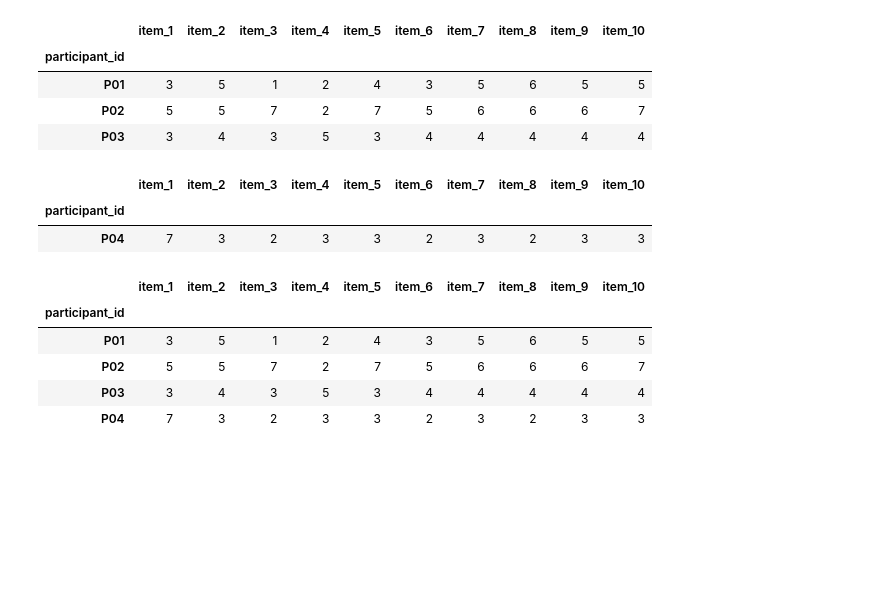
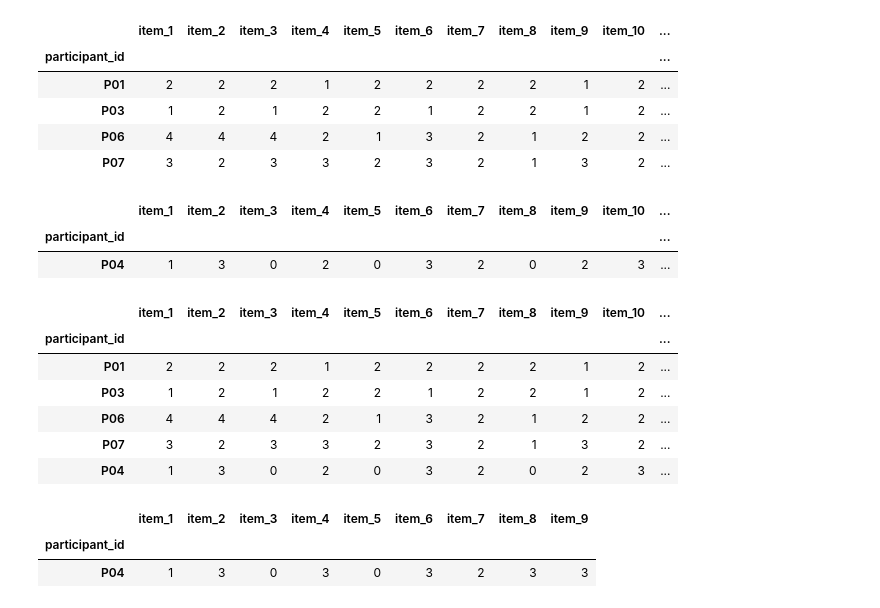
Before and after one commit to gtzben/beats-dataset, a Jupyter notebook: notebooks/dashboard.ipynb, the cells around one changed output. Drawn from its saved outputs; the diff is of its cells as text; code cells hidden in the pictures; blank space fills up the shorter version.

```diff
--- a/notebooks/dashboard.ipynb
+++ b/notebooks/dashboard.ipynb
@@ -6,24 +8,31 @@ from datetime import datetime
 # %%
-path_sampled_music = "music_sample.csv"
-path_sampled_participants = "participant_sample.csv"
-path_sampled_responses = "survey_sample.csv"
+path_sampled_music = "music_sample_feb.csv"
+path_sampled_participants = "participant_sample_feb.csv"
+path_sampled_responses = "survey_sample_feb.csv"
 
 
 df_participants = pd.read_csv(path_sampled_participants).fillna(False)
 df_participants["created_at"] = pd.to_datetime(df_participants["created_at"])
 # df_participants.loc[df_participants["id"]=="P02", "is_withdrawn"]=True # Simulate particpant withdrew
-df_participants = df_participants[df_participants["is_withdrawn"]==False].reset_index(drop=True).copy()
+# df_participants = df_participants[df_participants["is_withdrawn"]==False].reset_index(drop=True).copy()
 
 df_music = pd.read_csv(path_sampled_music)
-df_music = (pd.merge(df_music, df_participants.rename({"id":"participant_id", "pid":"participant_pid"}, axis=1),
-                        on="participant_pid", how="inner"))
+# df_music = (pd.merge(df_music, df_participants.rename({"id":"participant_id", "pid":"participant_pid"}, axis=1),
+#                         on="participant_pid", how="inner"))
 
 
 
 df_responses = pd.read_csv(path_sampled_responses)
-df_responses["participant_id"] = df_responses["participant_id"].apply(lambda x: f"P{str(x).zfill(2)}")
-df_responses = (pd.merge(df_responses, df_participants.rename({"id":"participant_id", "pid":"participant_pid"}, axis=1),
-                        on="participant_id", how="inner"))
+df_responses["response_created_at"] = pd.to_datetime(df_responses["response_created_at"])
+
+# Fix pss and phq9 range issue
+df_responses.loc[df_responses["questionnaire"].isin(["pss", "phq9"]), "response"] = (df_responses[df_responses["questionnaire"].isin(["pss", "phq9"])]
+                                                                                        .apply(lambda x:str(int(x["response"])-1), axis=1))
+
+# df_responses["participant_id"] = df_responses["participant_id"].apply(lambda x: f"P{str(x).zfill(2)}")
+# df_responses = (pd.merge(df_responses, df_participants.rename({"id":"participant_id", "pid":"participant_pid"}, axis=1),
+#                         on="participant_id", how="inner"))
+
 
 df_responses
 # %% [output]
@@ -47,17 +56,18 @@ for quest in df_responses["questionnaire"].unique():
     df_questionnaire.columns = [f"item_{c}"for c in df_questionnaire.columns]
     # df_questionnaire.to_csv(os.path.join("../data/raw/psychometrics",f"{quest}.csv"))
 # %%
-df_questionnaire = df_responses[df_responses["questionnaire"]=="tipi"][["participant_id", "item", "response"]].copy()
+df_questionnaire = df_responses[df_responses["questionnaire"]=="pss"][["participant_id", "item", "response"]].copy()
 
 df_questionnaire = df_questionnaire.set_index(['item', 'participant_id']).unstack(['item']).droplevel(level=0,axis=1)
 df_questionnaire.columns = [f"item_{c}"for c in df_questionnaire.columns]
 df_questionnaire
 # %% [output]
-|  | item_1 | item_2 | item_3 | item_4 | item_5 | item_6 | item_7 | item_8 | item_9 | item_10 |
-| participant_id |  |  |  |  |  |  |  |  |  |  |
-| P01 | 3 | 5 | 1 | 2 | 4 | 3 | 5 | 6 | 5 | 5 |
-| P02 | 5 | 5 | 7 | 2 | 7 | 5 | 6 | 6 | 6 | 7 |
-| P03 | 3 | 4 | 3 | 5 | 3 | 4 | 4 | 4 | 4 | 4 |
+|  | item_1 | item_2 | item_3 | item_4 | item_5 | item_6 | item_7 | item_8 | item_9 | item_10 | ... |
+| participant_id |  |  |  |  |  |  |  |  |  |  | ... |
+| P01 | 2 | 2 | 2 | 1 | 2 | 2 | 2 | 2 | 1 | 2 | ... |
+| P03 | 1 | 2 | 1 | 2 | 2 | 1 | 2 | 2 | 1 | 2 | ... |
+| P06 | 4 | 4 | 4 | 2 | 1 | 3 | 2 | 1 | 2 | 2 | ... |
+| P07 | 3 | 2 | 3 | 3 | 2 | 3 | 2 | 1 | 3 | 2 | ... |
 # %%
 survey_data_example = {'survey_demo_data': {'demo_1': 'male', 'demo_10': 'student', 'demo_11': '', 'demo_12': 'Computer Science',
                                             'demo_13': 'home', 'demo_14': 'very-satisfied', 'demo_15': 'no', 'demo_16': '',
@@ -72,9 +82,9 @@ survey_data_example = {'survey_demo_data': {'demo_1': 'male', 'demo_10': 'studen
                                               'panas_15': '3', 'panas_16': '2', 'panas_17': '3', 'panas_18': '3', 'panas_19': '3', 'panas_2': '2',
                                               'panas_20': '3', 'panas_3': '3', 'panas_4': '3', 'panas_5': '3', 'panas_6': '2', 'panas_7': '3',
                                               'panas_8': '3', 'panas_9': '2'},
-                        'survey_pss_data': {'pss_1': '1', 'pss_10': '3', 'pss_11': '2', 'pss_12': '3', 'pss_13': '3', 'pss_14': '2', 'pss_2': '3',
-                                             'pss_3': '3', 'pss_4': '2', 'pss_5': '3', 'pss_6': '3', 'pss_7': '2', 'pss_8': '3', 'pss_9': '2'},
-                        'survey_phq9_data': {'phq9_1': '1', 'phq9_2': '3', 'phq9_3': '3', 'phq9_4': '3', 'phq9_5': '2', 'phq9_6': '3', 'phq9_7': '2',
+                        'survey_pss_data': {'pss_1': '1', 'pss_10': '3', 'pss_11': '4', 'pss_12': '3', 'pss_13': '4', 'pss_14': '2', 'pss_2': '3',
+                                             'pss_3': '0', 'pss_4': '2', 'pss_5': '0', 'pss_6': '3', 'pss_7': '2', 'pss_8': '0', 'pss_9': '2'},
+                        'survey_phq9_data': {'phq9_1': '1', 'phq9_2': '3', 'phq9_3': '0', 'phq9_4': '3', 'phq9_5': '0', 'phq9_6': '3', 'phq9_7': '2',
                                             'phq9_8': '3', 'phq9_9': '3'},
                         'survey_stompr_data': {'stompr_1': '1', 'stompr_10': '3', 'stompr_11': '2', 'stompr_12': '3', 'stompr_13': '3', 'stompr_14': '3',
                                                'stompr_15': '2', 'stompr_16': '3', 'stompr_17': '3', 'stompr_18': '2', 'stompr_19': '3', 'stompr_2': '2',
@@ -100,20 +110,27 @@ for key_survey, value_response in survey_data_example.items():
     survey_record.index.name = "participant_id"
     survey_survey_record[key_survey] = survey_record
 # %%
-survey_survey_record["survey_tipi_data"]
+survey_survey_record["survey_pss_data"]
 # %% [output]
-|  | item_1 | item_2 | item_3 | item_4 | item_5 | item_6 | item_7 | item_8 | item_9 | item_10 |
-| participant_id |  |  |  |  |  |  |  |  |  |  |
-| P04 | 7 | 3 | 2 | 3 | 3 | 2 | 3 | 2 | 3 | 3 |
+|  | item_1 | item_2 | item_3 | item_4 | item_5 | item_6 | item_7 | item_8 | item_9 | item_10 | ... |
+| participant_id |  |  |  |  |  |  |  |  |  |  | ... |
+| P04 | 1 | 3 | 0 | 2 | 0 | 3 | 2 | 0 | 2 | 3 | ... |
 # %%
-pd.concat([df_questionnaire, survey_survey_record["survey_tipi_data"]])
+pd.concat([df_questionnaire, survey_survey_record["survey_pss_data"]])
 # %% [output]
-|  | item_1 | item_2 | item_3 | item_4 | item_5 | item_6 | item_7 | item_8 | item_9 | item_10 |
-| participant_id |  |  |  |  |  |  |  |  |  |  |
-| P01 | 3 | 5 | 1 | 2 | 4 | 3 | 5 | 6 | 5 | 5 |
-| P02 | 5 | 5 | 7 | 2 | 7 | 5 | 6 | 6 | 6 | 7 |
-| P03 | 3 | 4 | 3 | 5 | 3 | 4 | 4 | 4 | 4 | 4 |
-| P04 | 7 | 3 | 2 | 3 | 3 | 2 | 3 | 2 | 3 | 3 |
+|  | item_1 | item_2 | item_3 | item_4 | item_5 | item_6 | item_7 | item_8 | item_9 | item_10 | ... |
+| participant_id |  |  |  |  |  |  |  |  |  |  | ... |
+| P01 | 2 | 2 | 2 | 1 | 2 | 2 | 2 | 2 | 1 | 2 | ... |
+| P03 | 1 | 2 | 1 | 2 | 2 | 1 | 2 | 2 | 1 | 2 | ... |
+| P06 | 4 | 4 | 4 | 2 | 1 | 3 | 2 | 1 | 2 | 2 | ... |
+| P07 | 3 | 2 | 3 | 3 | 2 | 3 | 2 | 1 | 3 | 2 | ... |
+| P04 | 1 | 3 | 0 | 2 | 0 | 3 | 2 | 0 | 2 | 3 | ... |
+# %%
+survey_survey_record["survey_phq9_data"]
+# %% [output]
+|  | item_1 | item_2 | item_3 | item_4 | item_5 | item_6 | item_7 | item_8 | item_9 |
+| participant_id |  |  |  |  |  |  |  |  |  |
+| P04 | 1 | 3 | 0 | 3 | 0 | 3 | 2 | 3 | 3 |
 # %%
 # TIPI scoring function
 def score_tipi(df_grouped):
```
Also changed, not shown: parts of 11 cells of this notebook, 5 other files.
